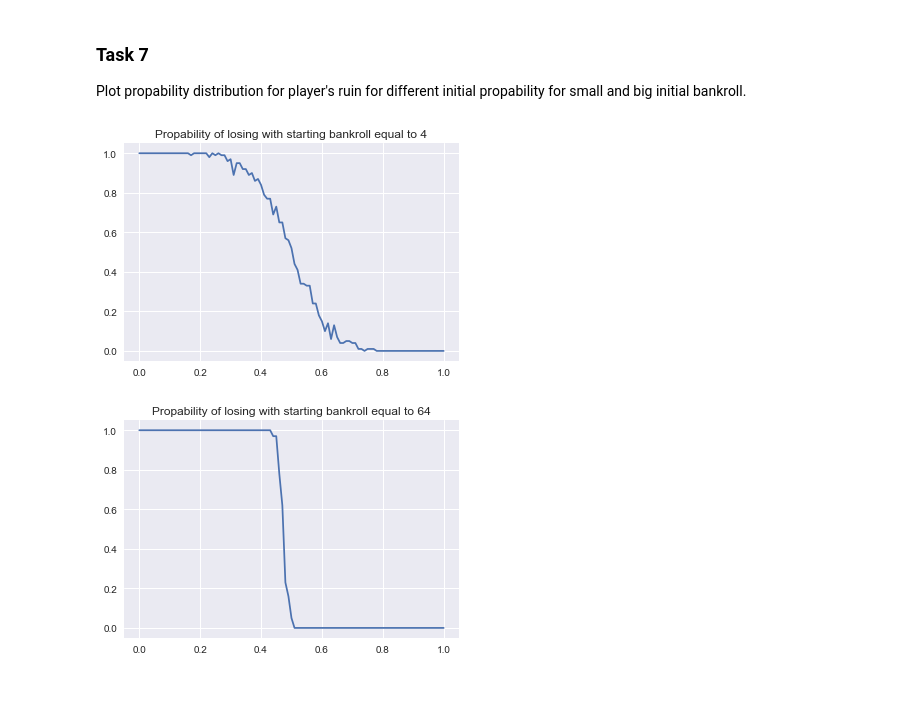
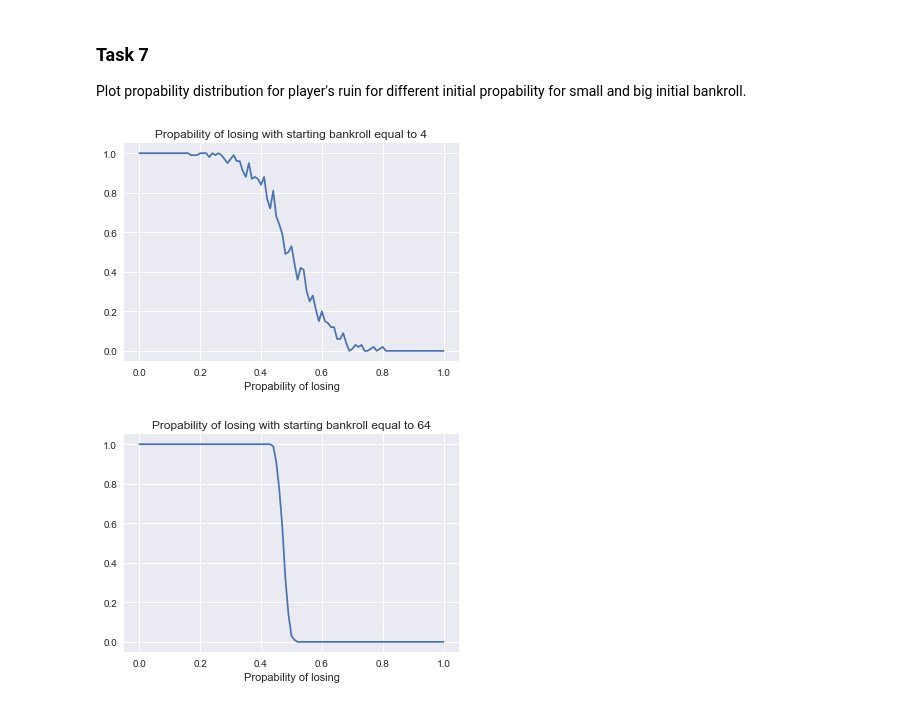
Before and after one commit to witekbobrowski/Academic, a Jupyter notebook: statistical-methods-winter-2017/gamblers-ruin-problem.ipynb, the cells around one changed output. Cells and saved outputs as stored; diff of their text form; code cells hidden in the pictures.

```diff
--- a/statistical-methods-winter-2017/gamblers-ruin-problem.ipynb
+++ b/statistical-methods-winter-2017/gamblers-ruin-problem.ipynb
@@ -184,11 +186,12 @@ def propability_of_losing(tests, bankroll, propability, max_i = 1000):
 # %%
 bankrolls = [4, 64]
 propabilities = [propability/100 for propability in range(101)]
 for bankroll in bankrolls:
     results = [propability_of_losing(100, bankroll, propability) for propability in propabilities]
     plt.plot(propabilities, results)
     plt.title("Propability of losing with starting bankroll equal to " +  str(bankroll))
+    plt.xlabel("Propability of losing")
     plt.show()
 # %% [output]
-[figure, old version]
+[figure, new version]
-[figure, old version]
+[figure, new version]
```
Also changed, not shown: parts of 1 cell of this notebook, 2 other files.
